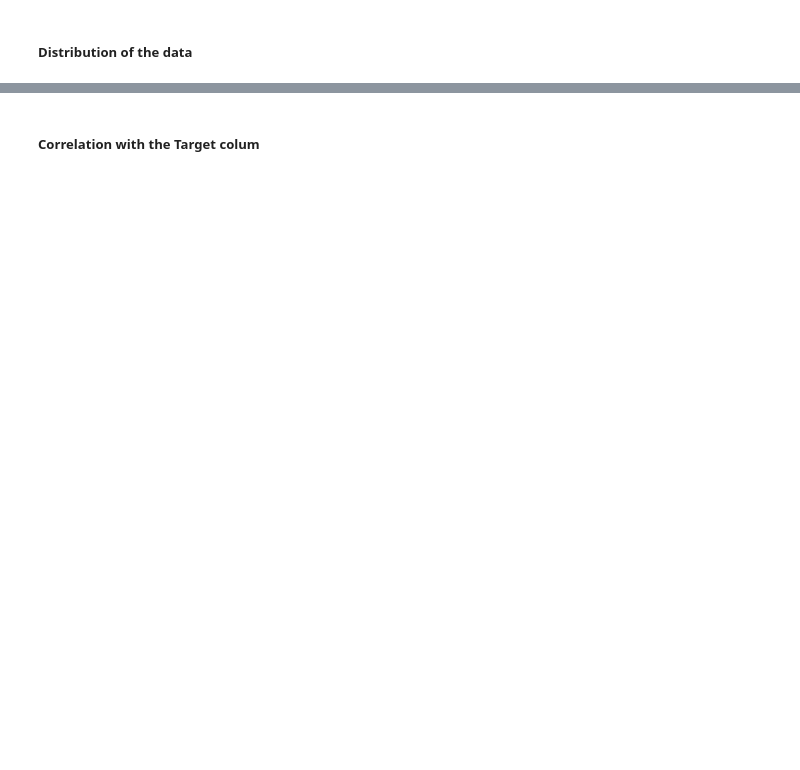
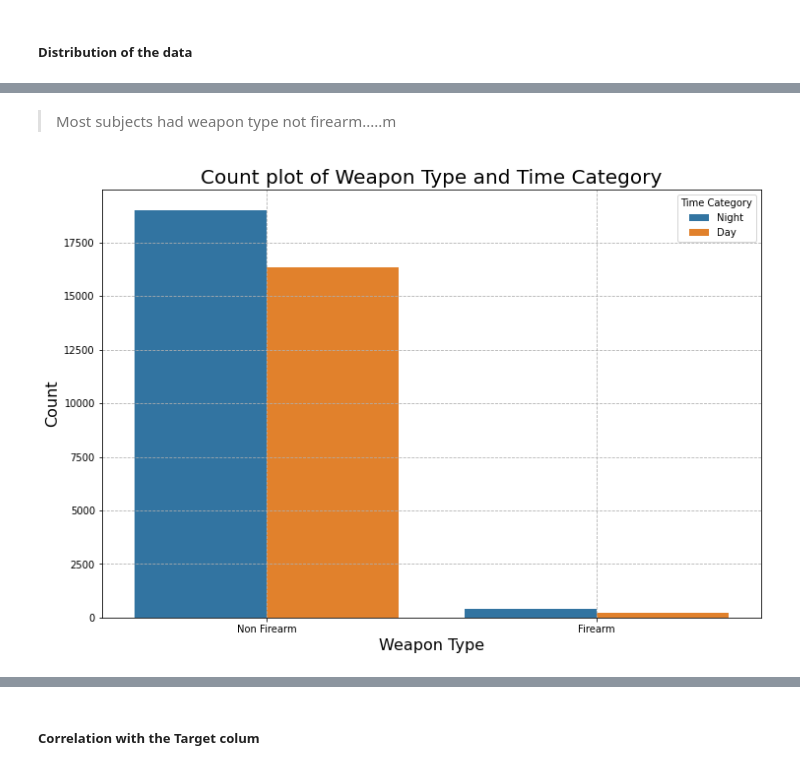
Before and after one commit to adikamunyao/Phase-3-project, a Jupyter notebook: index.ipynb, the cells around one changed output, grey strips where cells are left out. Saved outputs shown, nothing was run; the diff lists cells and outputs as text; code cells hidden in the pictures; blank space fills up the shorter version.

```diff
--- a/index.ipynb
+++ b/index.ipynb
@@ -665,0 +670,6 @@ plt.show()
+# %% [markdown]
+>Most subjects had weapon type not firearm.....m
+# %%
+count_plot(cat_cols, "Weapon Type", "Time Category")
+# %% [output]
+[figure, added]
```
Also changed, not shown: parts of 34 cells of this notebook.
